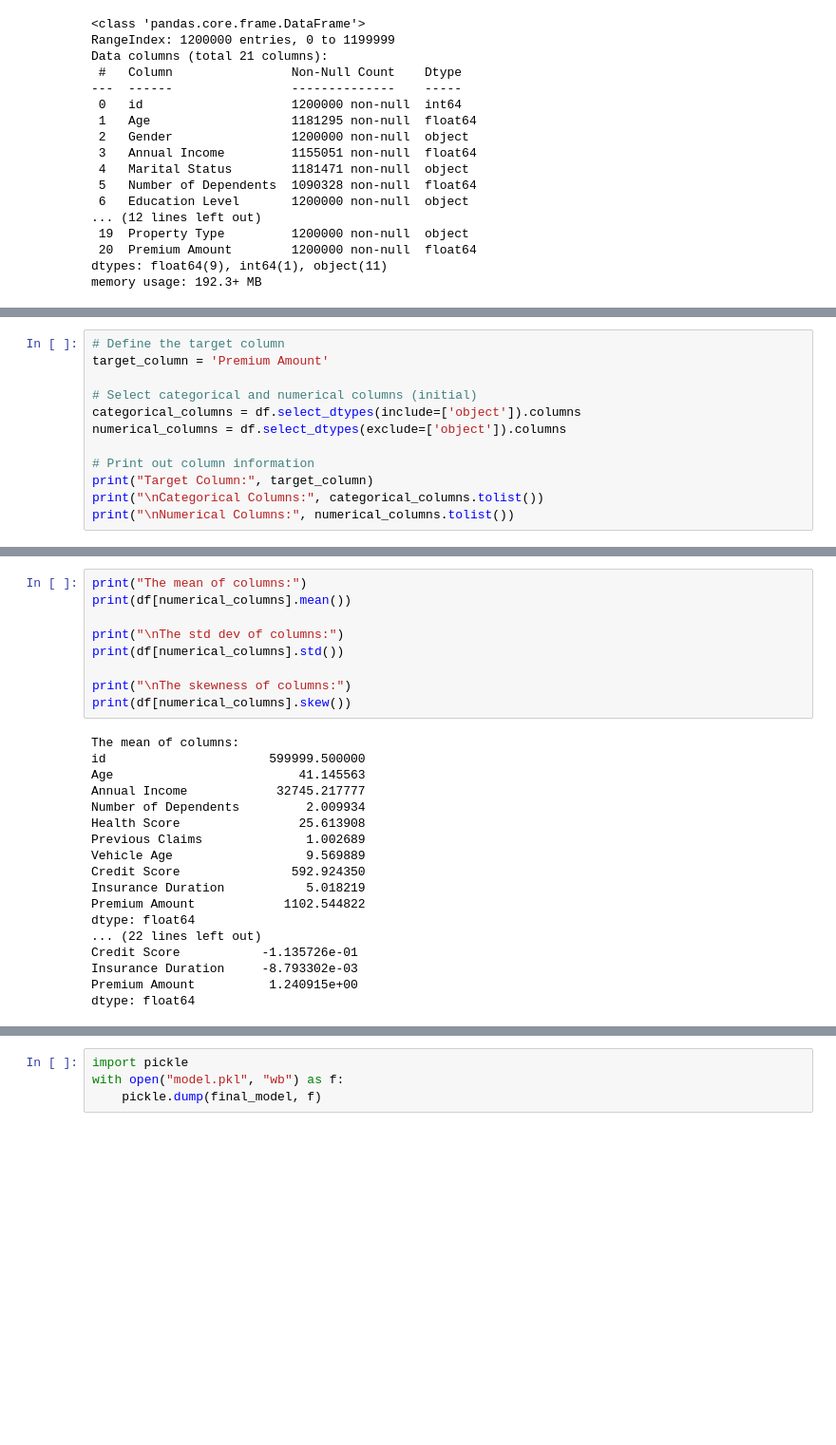
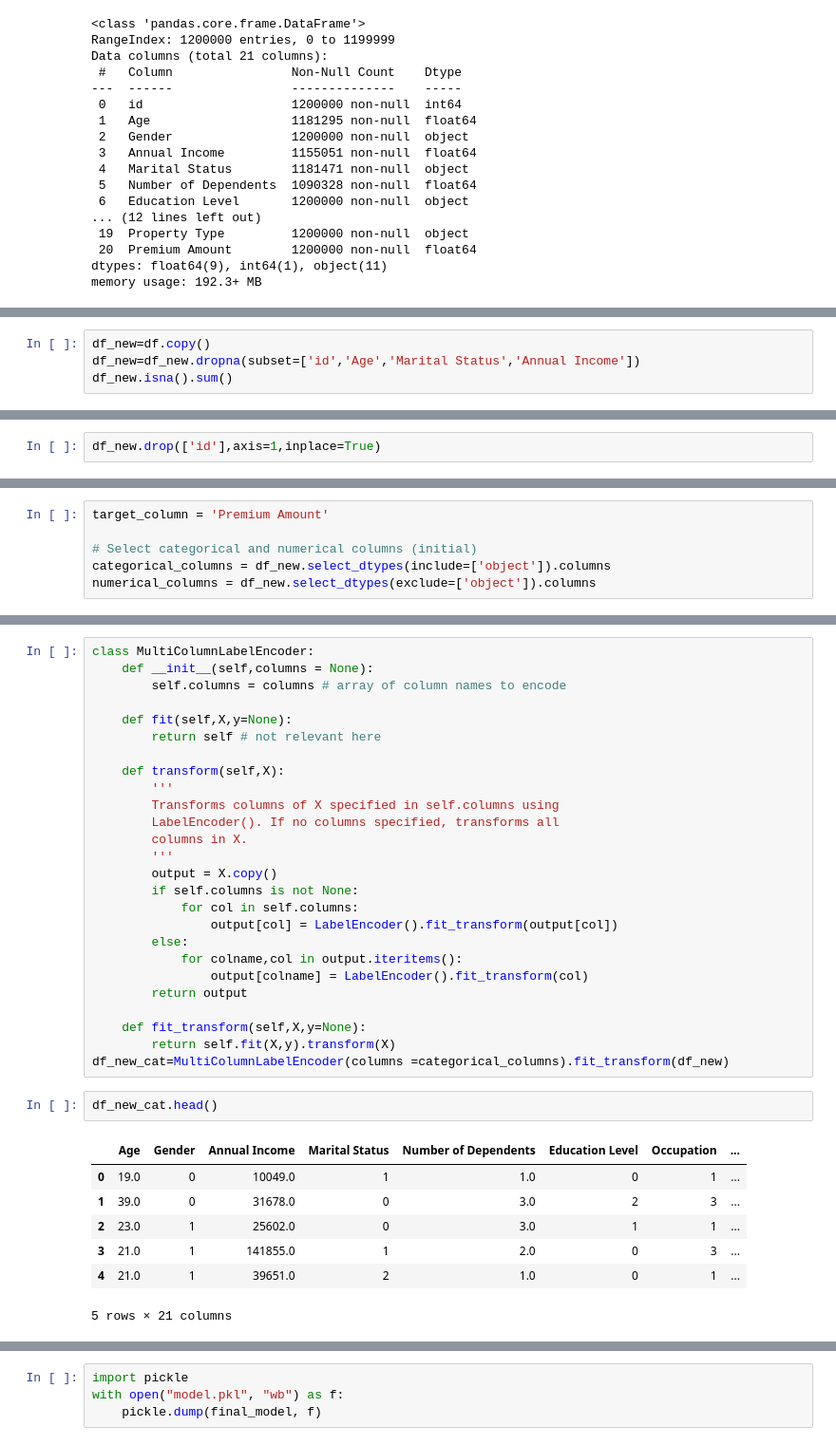
Before and after one commit to Abhs2418/Insurance-Premium-Price-Prediction, a Jupyter notebook: model/Insurance_CDAC.ipynb, the cells around one changed output, grey strips where cells are left out. Shown at 95% size. Saved outputs shown, nothing was run; the diff lists cells and outputs as text; blank space fills up the shorter version.

```diff
--- a/model/Insurance_CDAC.ipynb
+++ b/model/Insurance_CDAC.ipynb
@@ -127,0 +147,4 @@ df.describe().round(2)
+# %%
+df_new=df.copy()
+df_new=df_new.dropna(subset=['id','Age','Marital Status','Annual Income'])
+df_new.isna().sum()
@@ -128,3 +170,5 @@ df.describe().round(2)
+# %%
+df_new.drop(['id'],axis=1,inplace=True)
 # %%
 # Define the target column
 target_column = 'Premium Amount'
@@ -146,12 +267,6 @@ Numerical Columns: ['id', 'Age', 'Annual Income', 'Number of Dependents', 'Healt
 # %%
-# Define the target column
 target_column = 'Premium Amount'
 
 # Select categorical and numerical columns (initial)
-categorical_columns = df.select_dtypes(include=['object']).columns
-numerical_columns = df.select_dtypes(exclude=['object']).columns
-
-# Print out column information
-print("Target Column:", target_column)
-print("\nCategorical Columns:", categorical_columns.tolist())
-print("\nNumerical Columns:", numerical_columns.tolist())
+categorical_columns = df_new.select_dtypes(include=['object']).columns
+numerical_columns = df_new.select_dtypes(exclude=['object']).columns
@@ -214,27 +273,36 @@ Name: count, dtype: int64
-# %%
-print("The mean of columns:")
-print(df[numerical_columns].mean())
-
-print("\nThe std dev of columns:")
-print(df[numerical_columns].std())
-
-print("\nThe skewness of columns:")
-print(df[numerical_columns].skew())
-# %% [output]
-The mean of columns:
-id                      599999.500000
-Age                         41.145563
-Annual Income            32745.217777
-Number of Dependents         2.009934
-Health Score                25.613908
-Previous Claims              1.002689
-Vehicle Age                  9.569889
-Credit Score               592.924350
-Insurance Duration           5.018219
-Premium Amount            1102.544822
-dtype: float64
-... (22 lines left out)
-Credit Score           -1.135726e-01
-Insurance Duration     -8.793302e-03
-Premium Amount          1.240915e+00
-dtype: float64
+# %%
+class MultiColumnLabelEncoder:
+    def __init__(self,columns = None):
+        self.columns = columns # array of column names to encode
+
+    def fit(self,X,y=None):
+        return self # not relevant here
+
+    def transform(self,X):
+        '''
+        Transforms columns of X specified in self.columns using
+        LabelEncoder(). If no columns specified, transforms all
+        columns in X.
+        '''
+        output = X.copy()
+        if self.columns is not None:
+            for col in self.columns:
+                output[col] = LabelEncoder().fit_transform(output[col])
+        else:
+            for colname,col in output.iteritems():
+                output[colname] = LabelEncoder().fit_transform(col)
+        return output
+
+    def fit_transform(self,X,y=None):
+        return self.fit(X,y).transform(X)
+df_new_cat=MultiColumnLabelEncoder(columns =categorical_columns).fit_transform(df_new)
+# %%
+df_new_cat.head()
+# %% [output]
+|  | Age | Gender | Annual Income | Marital Status | Number of Dependents | Education Level | Occupation | ... |
+| 0 | 19.0 | 0 | 10049.0 | 1 | 1.0 | 0 | 1 | ... |
+| 1 | 39.0 | 0 | 31678.0 | 0 | 3.0 | 2 | 3 | ... |
+| 2 | 23.0 | 1 | 25602.0 | 0 | 3.0 | 1 | 1 | ... |
+| 3 | 21.0 | 1 | 141855.0 | 1 | 2.0 | 0 | 3 | ... |
+| 4 | 21.0 | 1 | 39651.0 | 2 | 1.0 | 0 | 1 | ... |
+5 rows × 21 columns
```
Also changed, not shown: parts of 30 cells of this notebook, 1 other file.
